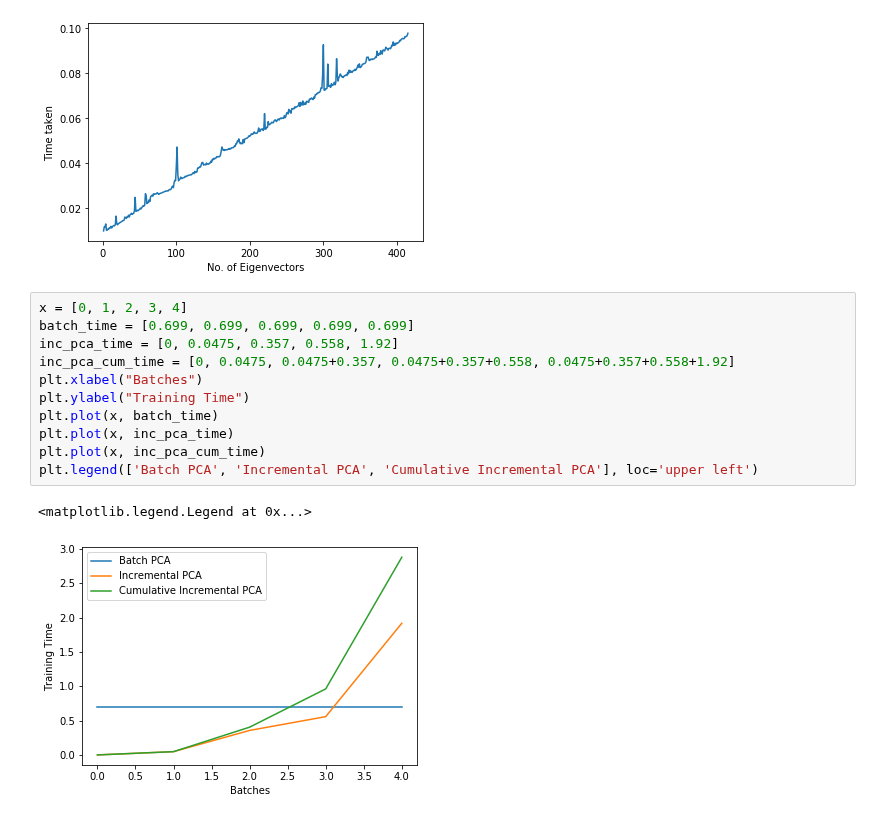
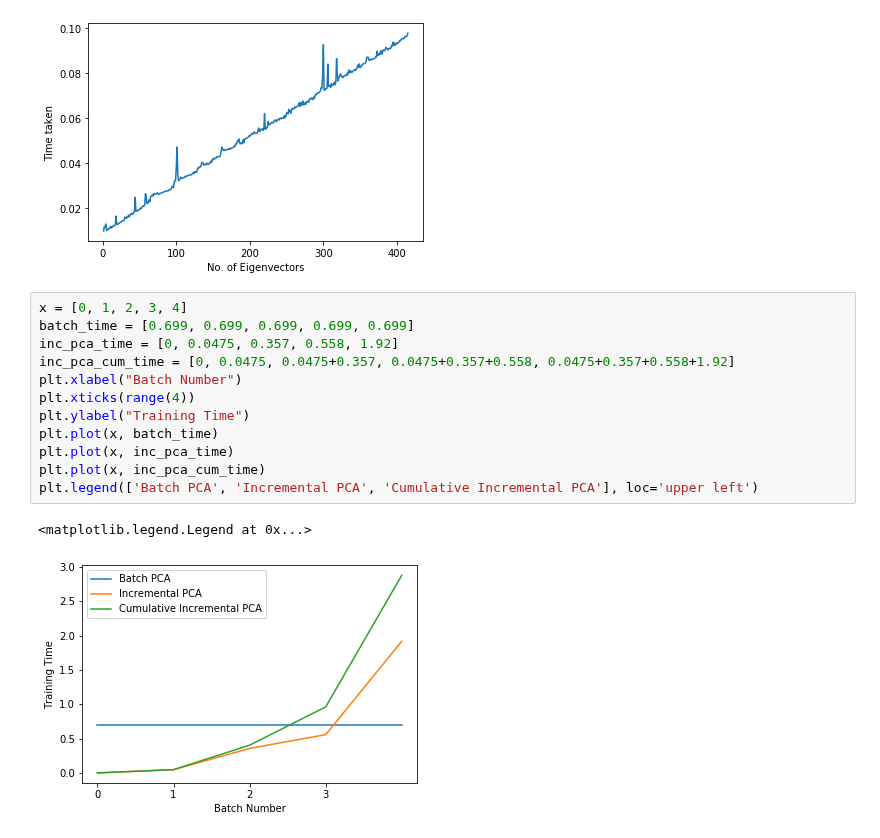
Before and after one commit to pedromonteiro18/Pattern_Recognition, a Jupyter notebook: Coursework.ipynb, the cells around one changed output. Drawn from its saved outputs; the diff is of its cells as text.

```diff
--- a/Coursework.ipynb
+++ b/Coursework.ipynb
@@ -551,14 +551,15 @@ plt.plot(x,y)
 # %%
 x = [0, 1, 2, 3, 4]
 batch_time = [0.699, 0.699, 0.699, 0.699, 0.699]
 inc_pca_time = [0, 0.0475, 0.357, 0.558, 1.92]
 inc_pca_cum_time = [0, 0.0475, 0.0475+0.357, 0.0475+0.357+0.558, 0.0475+0.357+0.558+1.92]
-plt.xlabel("Batches")
+plt.xlabel("Batch Number")
+plt.xticks(range(4))
 plt.ylabel("Training Time")
 plt.plot(x, batch_time)
 plt.plot(x, inc_pca_time)
 plt.plot(x, inc_pca_cum_time)
 plt.legend(['Batch PCA', 'Incremental PCA', 'Cumulative Incremental PCA'], loc='upper left')
 # %% [output]
 <matplotlib.legend.Legend at 0x...>
-[figure, old version]
+[figure, new version]
```
